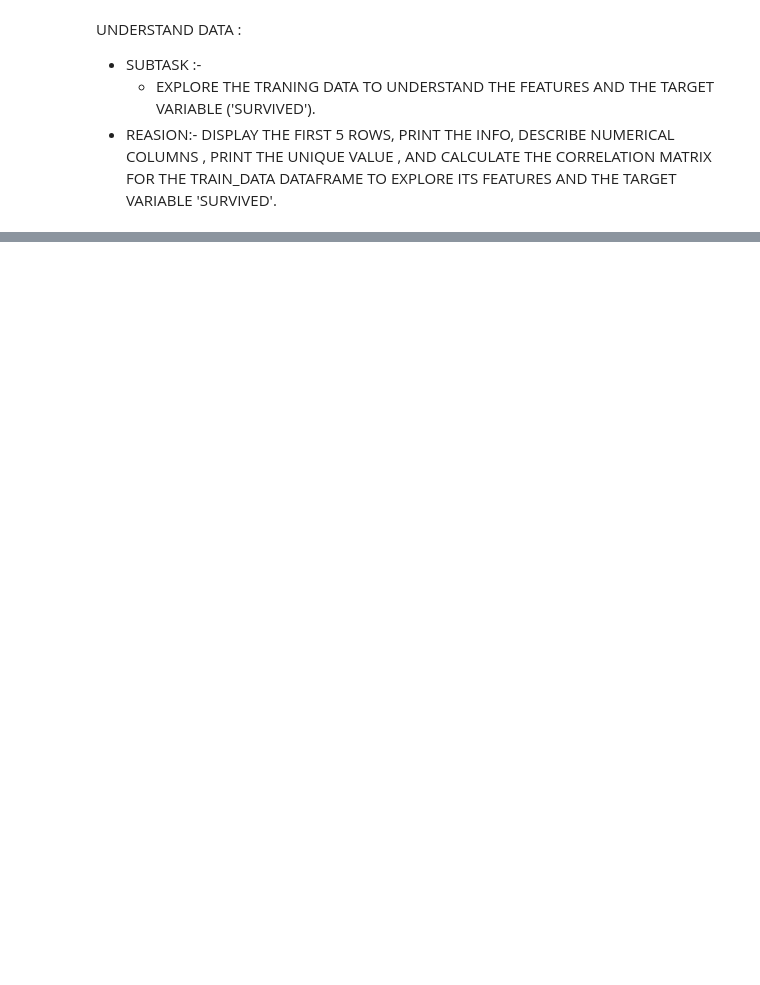
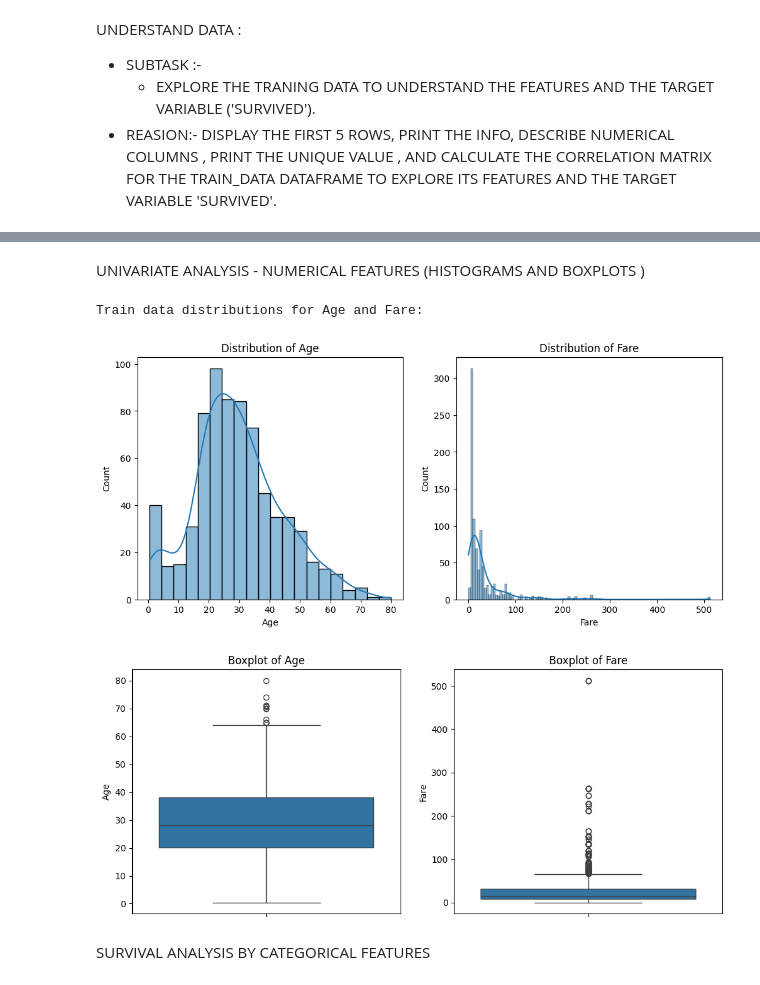
Before and after one commit to Abhijeet-bot-collab/TITANIC-SURVIVEL-PREDICTION, a Jupyter notebook: TITANIC/Titanic.ipynb, the cells around one changed output, grey strips where cells are left out. Drawn from its saved outputs; the diff is of its cells as text; code cells hidden in the pictures; blank space fills up the shorter version.

```diff
--- a/TITANIC/Titanic.ipynb
+++ b/TITANIC/Titanic.ipynb
@@ -124,0 +159,29 @@ Test Data Description:
+# %% [markdown]
+UNIVARIATE ANALYSIS - NUMERICAL FEATURES (HISTOGRAMS AND BOXPLOTS )
+# %%
+print("\nTrain data distributions for Age and Fare:")
+plt.figure(figsize=(12, 5))
+plt.subplot(1, 2, 1)
+sns.histplot(train_data['Age'].dropna(), kde=True)
+plt.title('Distribution of Age')
+
+plt.subplot(1, 2, 2)
+sns.histplot(train_data['Fare'], kde=True)
+plt.title('Distribution of Fare')
+plt.show()
+
+plt.figure(figsize=(12,5))
+plt.subplot(1,2,1)
+sns.boxplot(y=train_data['Age'])
+plt.title('Boxplot of Age')
+
+plt.subplot(1, 2, 2)
+sns.boxplot(y=train_data['Fare'])
+plt.title('Boxplot of Fare')
+plt.show()
+# %% [output]
+Train data distributions for Age and Fare:
+[figure, added]
+[figure, added]
+# %% [markdown]
+SURVIVAL ANALYSIS BY CATEGORICAL FEATURES
```
Also changed, not shown: parts of 19 cells of this notebook.
